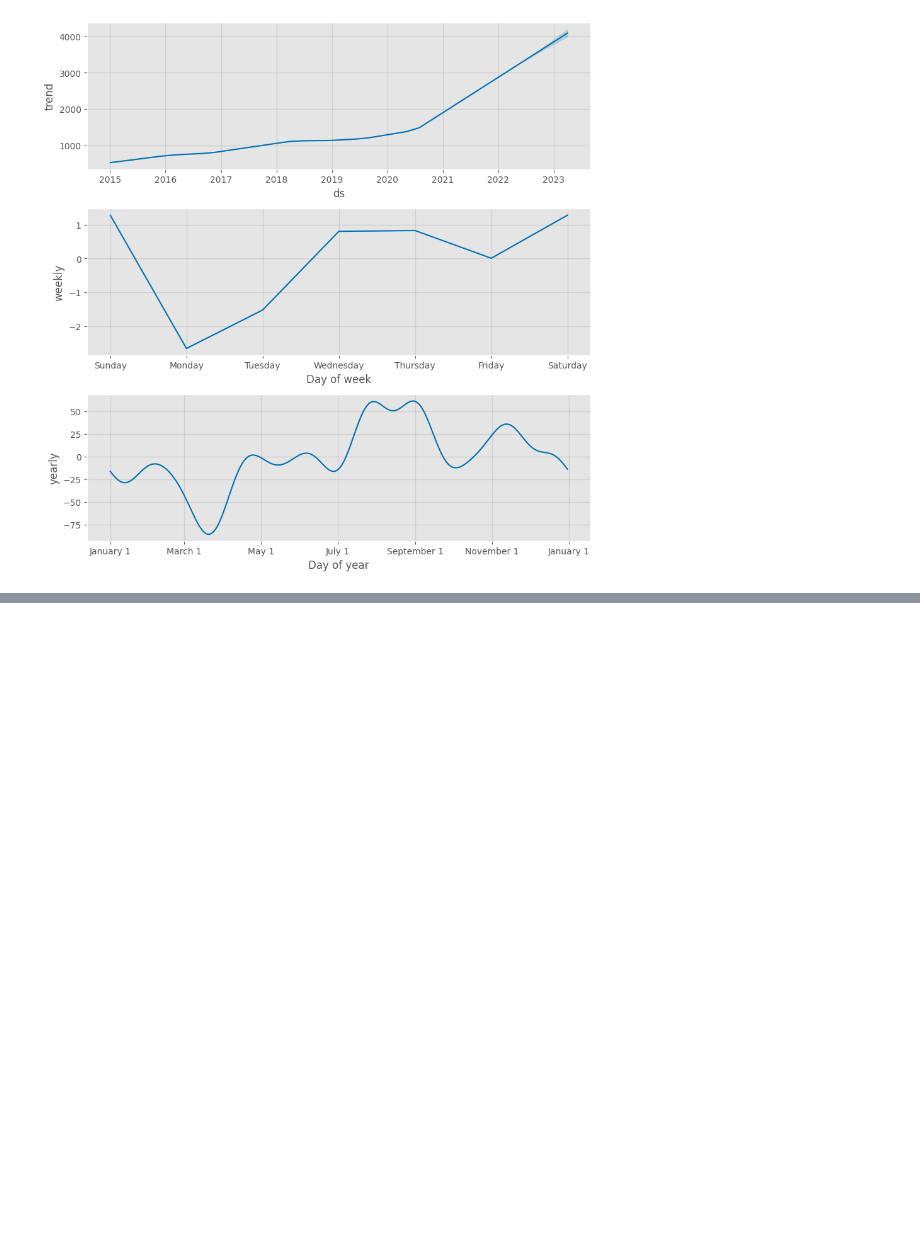
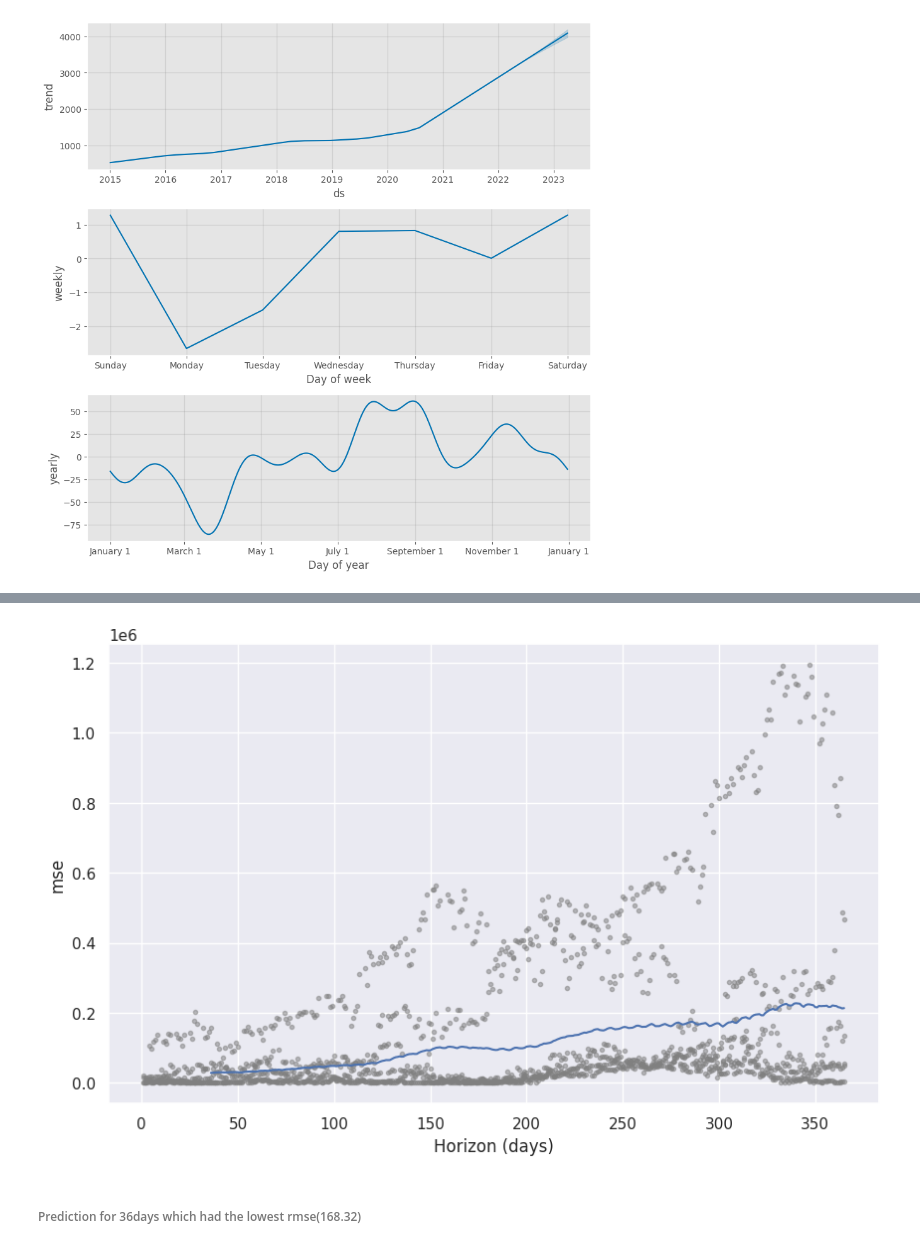
Before and after one commit to 01DaisyLynn/Time-Series-Project, a Jupyter notebook: Team_Miyagi_Google_Stock_Price_Prediction.ipynb, the cells around one changed output, grey strips where cells are left out. Cells and saved outputs as stored; diff of their text form; code cells hidden in the pictures; blank space fills up the shorter version.

```diff
--- a/Team_Miyagi_Google_Stock_Price_Prediction.ipynb
+++ b/Team_Miyagi_Google_Stock_Price_Prediction.ipynb
@@ -1348,0 +1398,7 @@ model.plot_components(prediction);
+# %%
+from fbprophet.plot import plot_cross_validation_metric
+fig=plot_cross_validation_metric(df_cv,metric='mse')
+# %% [output]
+[figure, added]
+# %% [markdown]
+###### Prediction for 36days which had the lowest rmse(168.32)
```
Also changed, not shown: parts of 35 cells of this notebook.
